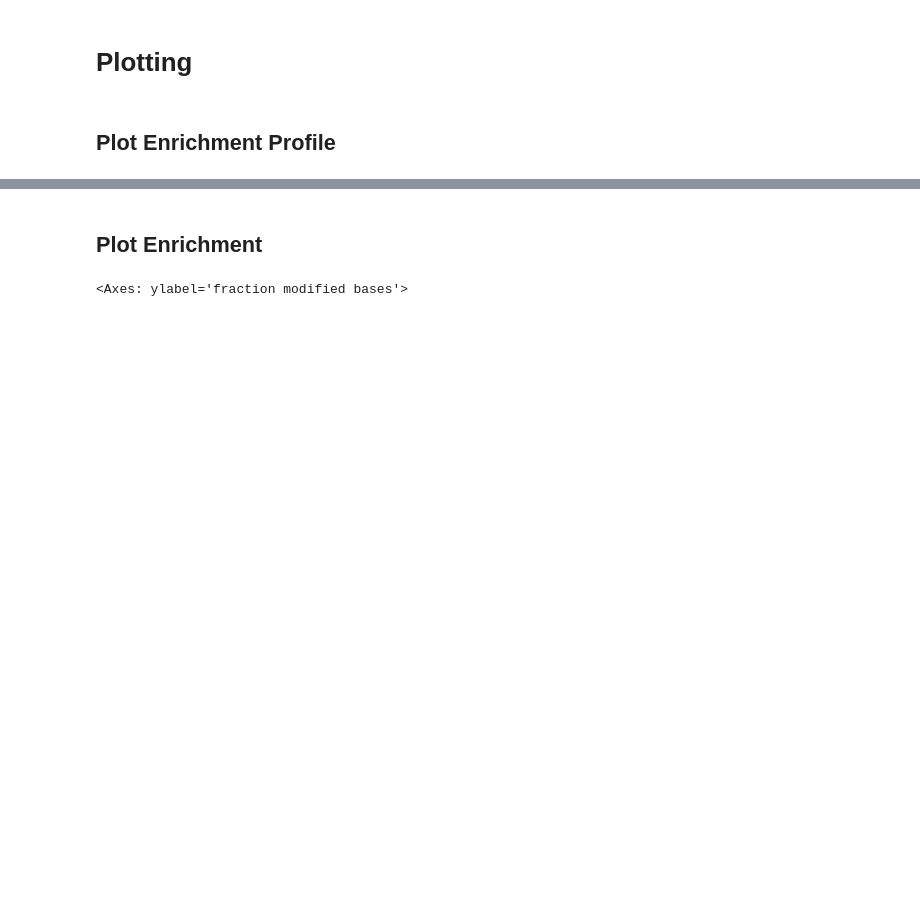
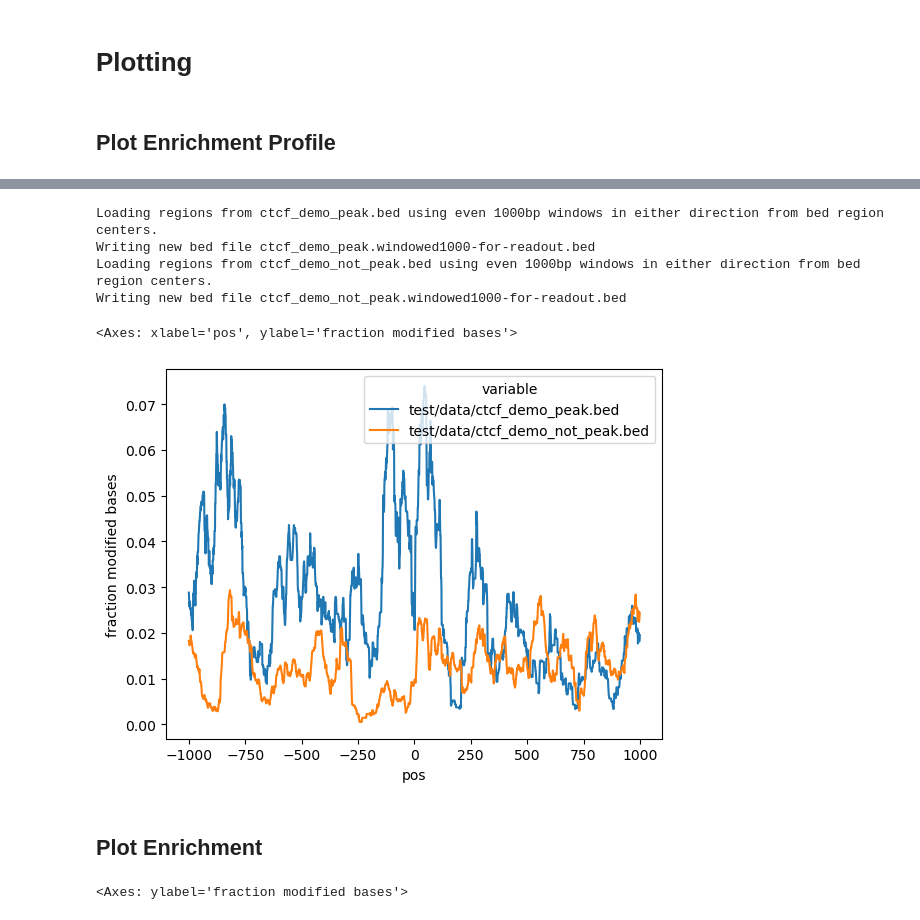
Before and after one commit to streetslab/dimelo, a Jupyter notebook: tutorial.ipynb, the cells around one changed output, grey strips where cells are left out. Cells and saved outputs as stored; diff of their text form; code cells hidden in the pictures; blank space fills up the shorter version.

```diff
--- a/tutorial.ipynb
+++ b/tutorial.ipynb
@@ -169,3 +157,18 @@ Writing new bed file ctcf_demo_peak.windowed1000-for-readout.bed
+# %%
+plot_enrichment_profile.by_regions(
+    mod_file_name=pileup_file,
+    bed_file_names=[ctcf_target_regions,ctcf_off_target_regions],
+    window_size=1000,
+    mod_name='A,0',
+    smooth_window=50
+)
+# %% [output]
+Loading regions from ctcf_demo_peak.bed using even 1000bp windows in either direction from bed region centers.
+Writing new bed file ctcf_demo_peak.windowed1000-for-readout.bed
+Loading regions from ctcf_demo_not_peak.bed using even 1000bp windows in either direction from bed region centers.
+Writing new bed file ctcf_demo_not_peak.windowed1000-for-readout.bed
+<Axes: xlabel='pos', ylabel='fraction modified bases'>
+[figure, added]
 # %% [markdown]
 ## Plot Enrichment
 # %%
```
Also changed, not shown: parts of 9 cells of this notebook, 5 other files.
